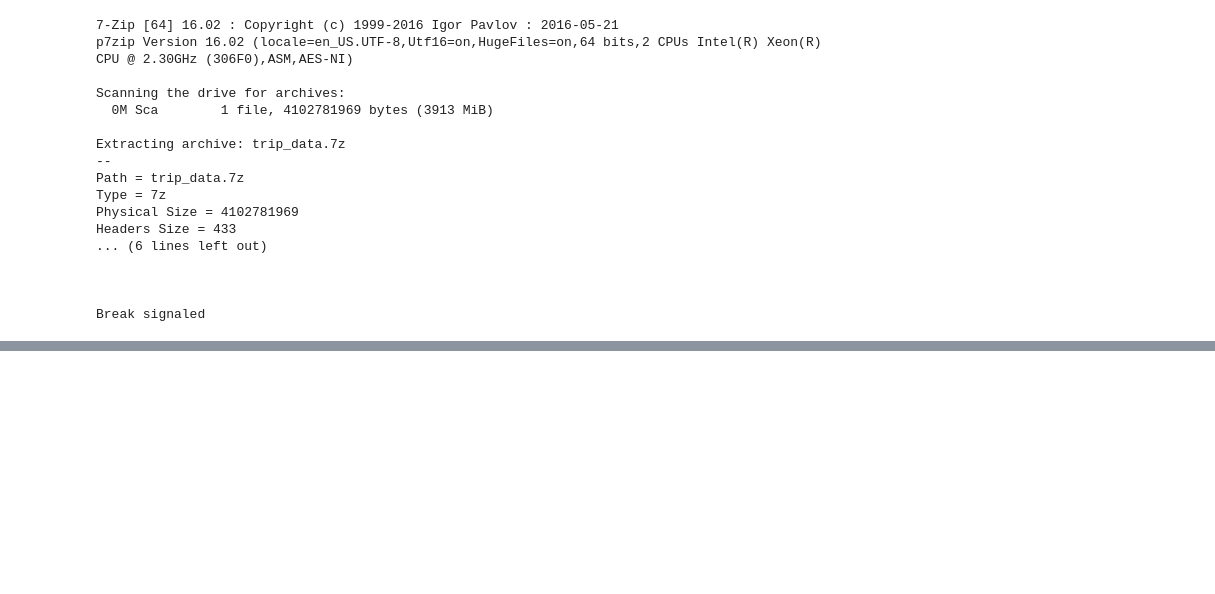
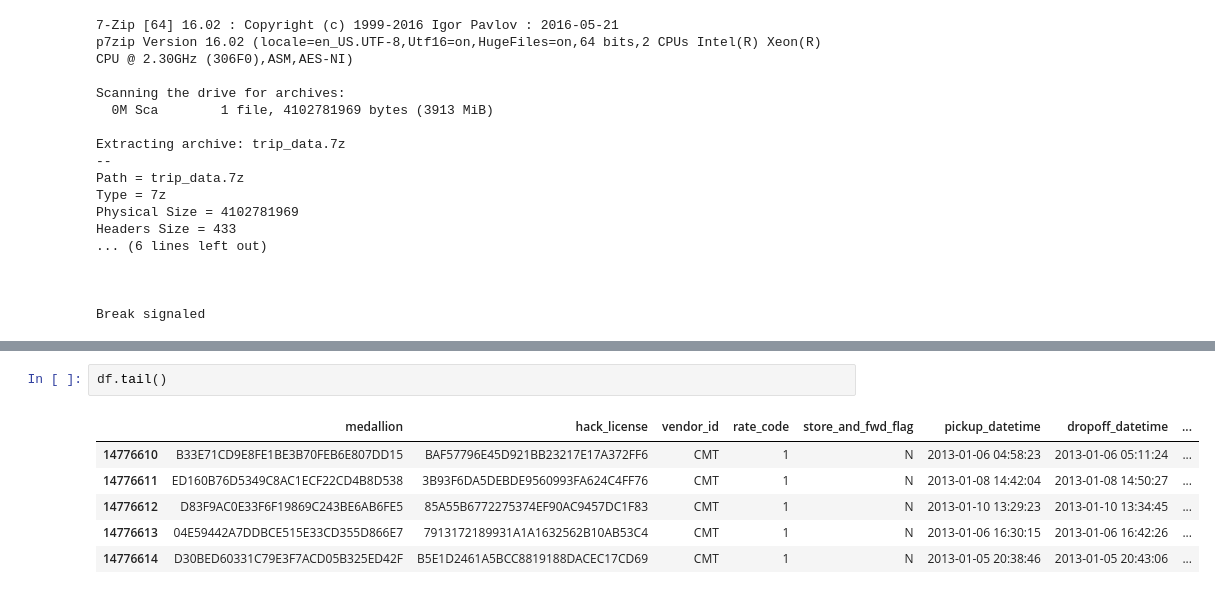
Before and after one commit to htapiagroup/sistemas-distribuidos-evaluacion-intersemestral-vortizmca18, a Jupyter notebook: Examen1.ipynb, the cells around one changed output, grey strips where cells are left out. Drawn from its saved outputs; the diff is of its cells as text; blank space fills up the shorter version.

```diff
--- a/Examen1.ipynb
+++ b/Examen1.ipynb
@@ -54,0 +138,9 @@ nyc_taxi.zip  trip_data_10.csv  trip_data.7z     yellow_tripdata_2018-02.csv
+# %%
+df.tail()
+# %% [output]
+|  | medallion | hack_license | vendor_id | rate_code | store_and_fwd_flag | pickup_datetime | dropoff_datetime | ... |
+| 14776610 | B33E71CD9E8FE1BE3B70FEB6E807DD15 | BAF57796E45D921BB23217E17A372FF6 | CMT | 1 | N | 2013-01-06 04:58:23 | 2013-01-06 05:11:24 | ... |
+| 14776611 | ED160B76D5349C8AC1ECF22CD4B8D538 | 3B93F6DA5DEBDE9560993FA624C4FF76 | CMT | 1 | N | 2013-01-08 14:42:04 | 2013-01-08 14:50:27 | ... |
+| 14776612 | D83F9AC0E33F6F19869C243BE6AB6FE5 | 85A55B6772275374EF90AC9457DC1F83 | CMT | 1 | N | 2013-01-10 13:29:23 | 2013-01-10 13:34:45 | ... |
+| 14776613 | 04E59442A7DDBCE515E33CD355D866E7 | 7913172189931A1A1632562B10AB53C4 | CMT | 1 | N | 2013-01-06 16:30:15 | 2013-01-06 16:42:26 | ... |
+| 14776614 | D30BED60331C79E3F7ACD05B325ED42F | B5E1D2461A5BCC8819188DACEC17CD69 | CMT | 1 | N | 2013-01-05 20:38:46 | 2013-01-05 20:43:06 | ... |
```
Also changed, not shown: parts of 23 cells of this notebook.
